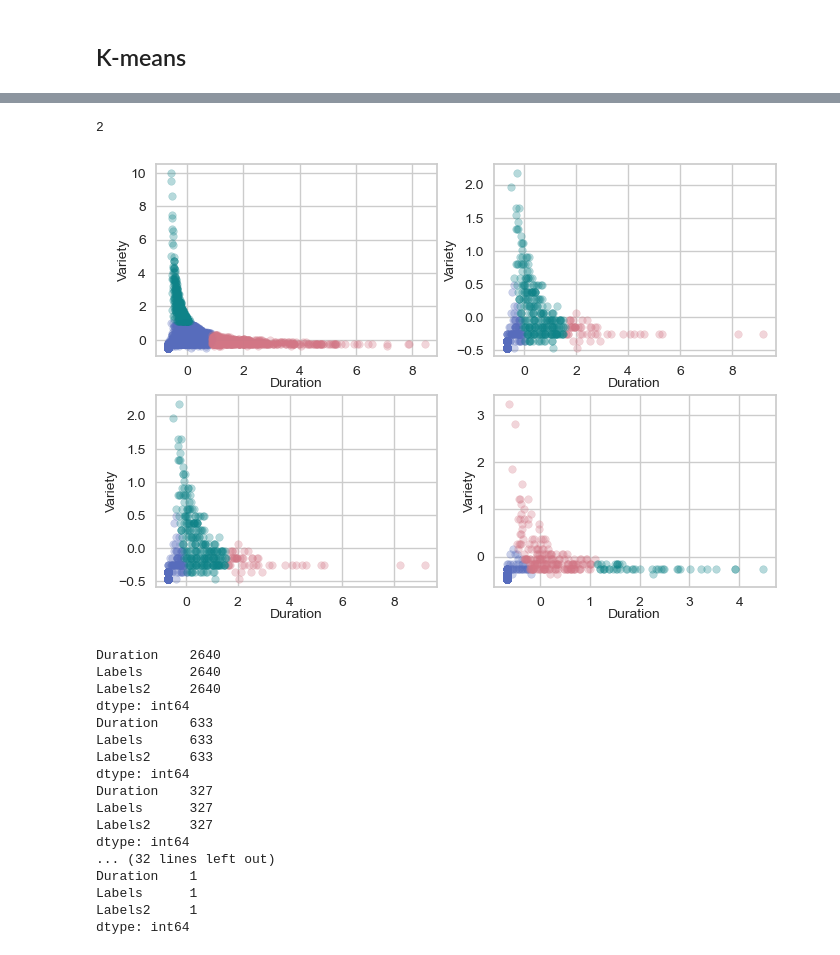
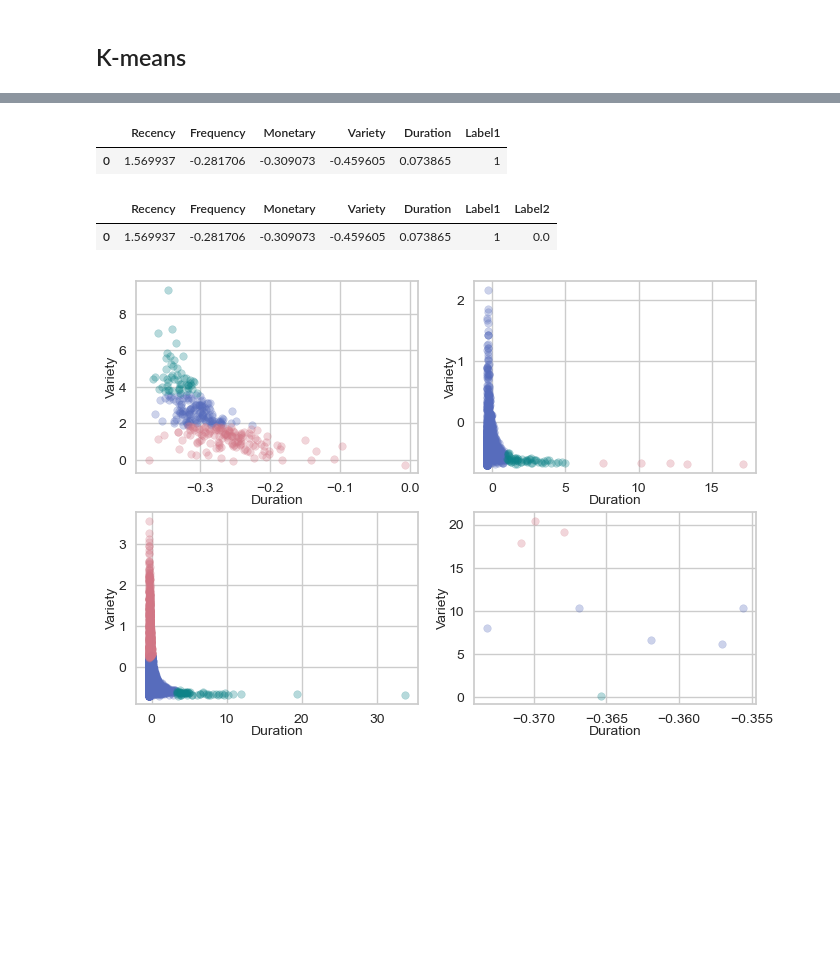
Before and after one commit to Ahmed-Ashraf-Marzouk/RFM-ID-customer-segmentation, a Jupyter notebook: double_clustring.ipynb, the cells around one changed output, grey strips where cells are left out. Saved outputs shown, nothing was run; the diff lists cells and outputs as text; code cells hidden in the pictures; blank space fills up the shorter version.

Commit message:
fixed issue for assigning label2 to the dataframe

```diff
--- a/double_clustring.ipynb
+++ b/double_clustring.ipynb
@@ -50,3 +37,0 @@ kmeans.fit(rfmvd_scaled[vars])
-# %%
-kmeans = KMeans(n_clusters=n, max_iter=500, random_state=1)
-kmeans.fit(rfmvd_scaled[vars])
@@ -274,17 +37,0 @@ rfm_k.loc[rfm_k['Labels'] == 2]
-# %%
-nn = 3
-itr = 500
-rs = 1
-sub_vars = ['Variety', 'Duration']
-double_cluster_df = pd.DataFrame()
-centroids_n = []
-last_v = 0
-for i in range(len(centroids_k)):
-    kmeans = KMeans(n_clusters=nn, max_iter=itr, random_state=rs)
-    rfm_i = rfm_k.loc[rfm_k['Labels'] == i]
-    kmeans.fit(rfm_i.loc[:, sub_vars])
-    labels = kmeans.labels_
-    sel_score = silhouette_score(rfm_i, labels)
-    # print(sel_score)
-    rfm_i.loc[:, 'Labels2'] = labels
-    double_cluster_df = pd.concat([double_cluster_df, rfm_i], ignore_index=True)
@@ -336,44 +38,36 @@ double_cluster_df.head(100)
+# %%
+rfmvd_scaled["Label1"] = kmeans.labels_
+# %%
+rfmvd_scaled.head(1)
+# %% [output]
+|  | Recency | Frequency | Monetary | Variety | Duration | Label1 |
+| 0 | 1.569937 | -0.281706 | -0.309073 | -0.459605 | 0.073865 | 1 |
+# %%
+n2 = 3
+for i in range(n):
+    vd = rfmvd_scaled.loc[rfmvd_scaled.Label1 == i, ['Variety', 'Duration']]
+    kmeans = KMeans(n_clusters=n2, max_iter=500, random_state=1)
+    kmeans.fit(vd)
+    rfmvd_scaled.loc[rfmvd_scaled.Label1 == i, "Label2"] = kmeans.labels_
+# %%
+rfmvd_scaled.head(1)
+# %% [output]
+|  | Recency | Frequency | Monetary | Variety | Duration | Label1 | Label2 |
+| 0 | 1.569937 | -0.281706 | -0.309073 | -0.459605 | 0.073865 | 1 | 0.0 |
 # %%
 # DFM clustering graph
-u_labels = nn
-h = 2
-print(h)
-# colors = ['brown', 'blue', 'green', 'yellow']
 colors = ['#576CBC', '#D27685', '#0E8388']
 markers = ['*', '.', '+']
 fig, axs = plt.subplots(2, 2)
+m = 0
 for i in range(2):
     for l in range(2):
-        # if i==1 and n%2!=0 and l==h-1: # for odd number of graphs
-        #     break
         for k in range(3):
-            axs[i, l].scatter(double_cluster_df[(double_cluster_df.Labels == i+l) & (double_cluster_df.Labels2 == k)]['Duration'] , double_cluster_df[(double_cluster_df.Labels == i+l) & (double_cluster_df.Labels2 == k)]['Variety'], label = k, s=30, c=colors[k], alpha=0.3)
+            axs[i, l].scatter(rfmvd_scaled[(rfmvd_scaled.Label1 == m) & (rfmvd_scaled.Label2 == k)]['Duration'] , rfmvd_scaled[(rfmvd_scaled.Label1 == m) & (rfmvd_scaled.Label2 == k)]['Variety'], label = k, s=30, c=colors[k], alpha=0.3)
             axs[i, l].set_xlabel("Duration", labelpad=0, fontsize=10)
             axs[i, l].set_ylabel("Variety", labelpad=0, fontsize=10)
+        m += 1
 # axs.legend()
 plt.show()
 # %% [output]
-2
-[figure, old version]
+[figure, new version]
-# %%
-for i in range(4):
-    for j in range(3):
-        print(double_cluster_df[["Duration", "Labels", "Labels2"]][(double_cluster_df.Labels==i) & (double_cluster_df.Labels2==j)].count(axis=0))
-# %% [output]
-Duration    2640
-Labels      2640
-Labels2     2640
-dtype: int64
-Duration    633
-Labels      633
-Labels2     633
-dtype: int64
-Duration    327
-Labels      327
-Labels2     327
-dtype: int64
-... (32 lines left out)
-Duration    1
-Labels      1
-Labels2     1
-dtype: int64
```
Also changed, not shown: parts of 33 cells of this notebook.
